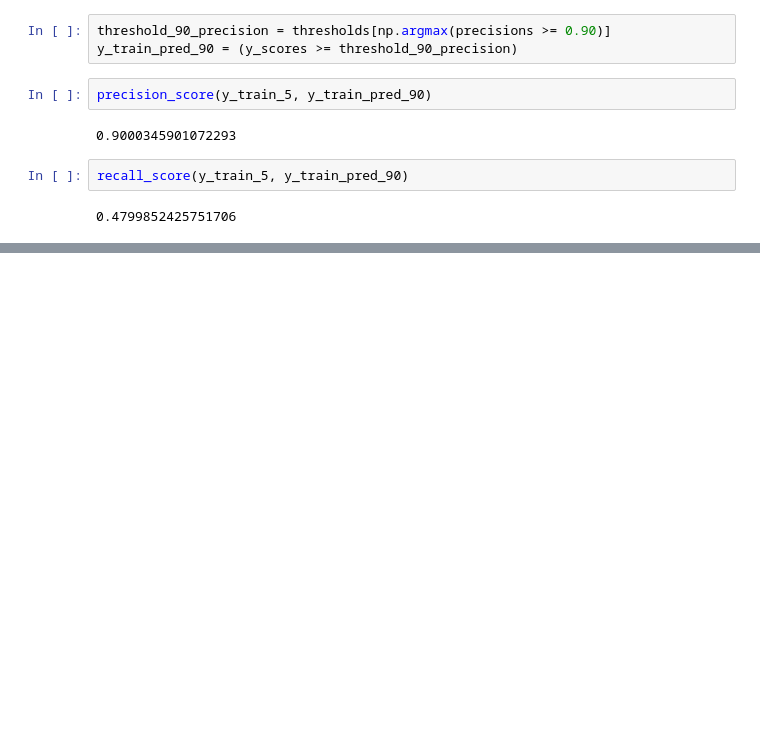
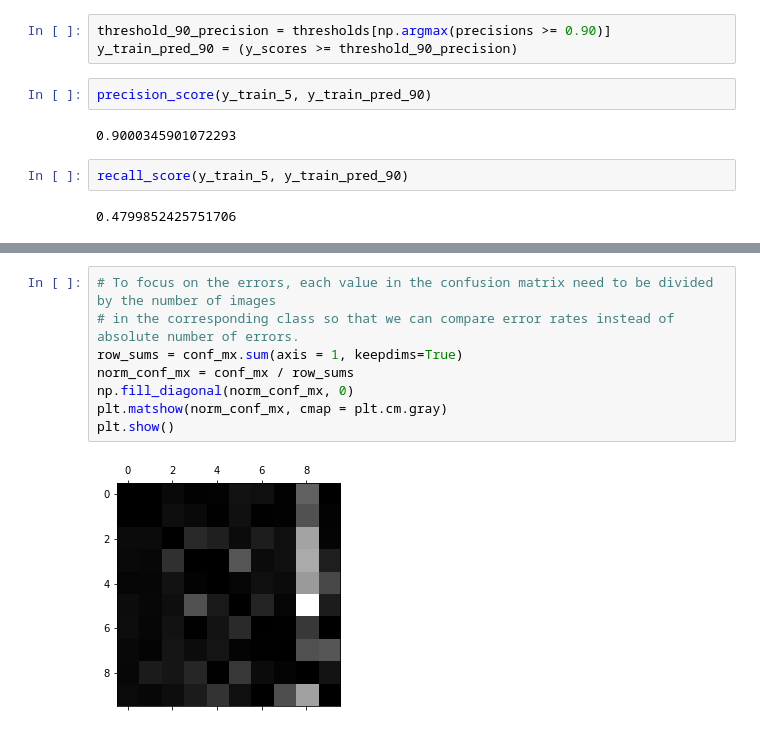
Before and after one commit to lloydhamilton/tensorflow_oreily, a Jupyter notebook: MNIST.ipynb, the cells around one changed output, grey strips where cells are left out. Saved outputs shown, nothing was run; the diff lists cells and outputs as text; blank space fills up the shorter version.

```diff
--- a/MNIST.ipynb
+++ b/MNIST.ipynb
@@ -243,0 +356,10 @@ recall_score(y_train_5, y_train_pred_90)
+# %%
+# To focus on the errors, each value in the confusion matrix need to be divided by the number of images
+# in the corresponding class so that we can compare error rates instead of absolute number of errors.
+row_sums = conf_mx.sum(axis = 1, keepdims=True)
+norm_conf_mx = conf_mx / row_sums
+np.fill_diagonal(norm_conf_mx, 0)
+plt.matshow(norm_conf_mx, cmap = plt.cm.gray)
+plt.show()
+# %% [output]
+[figure, added]
```
Also changed, not shown: parts of 17 cells of this notebook.
